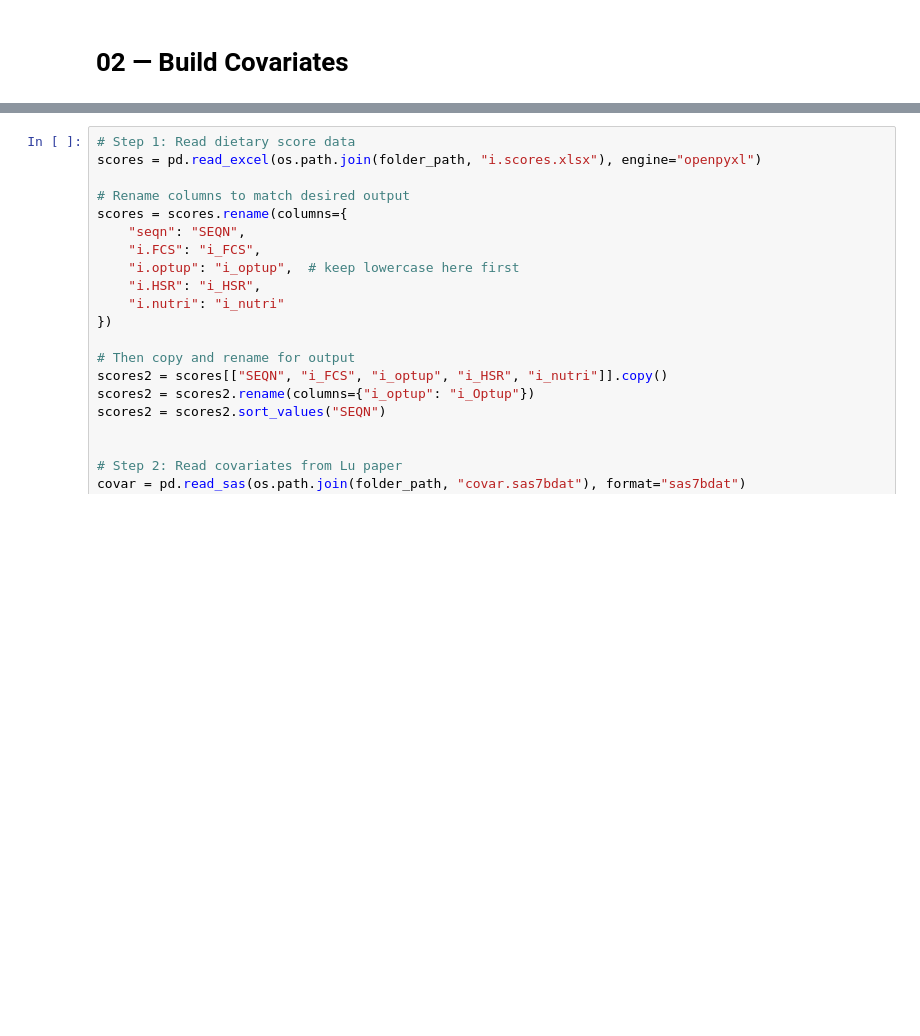
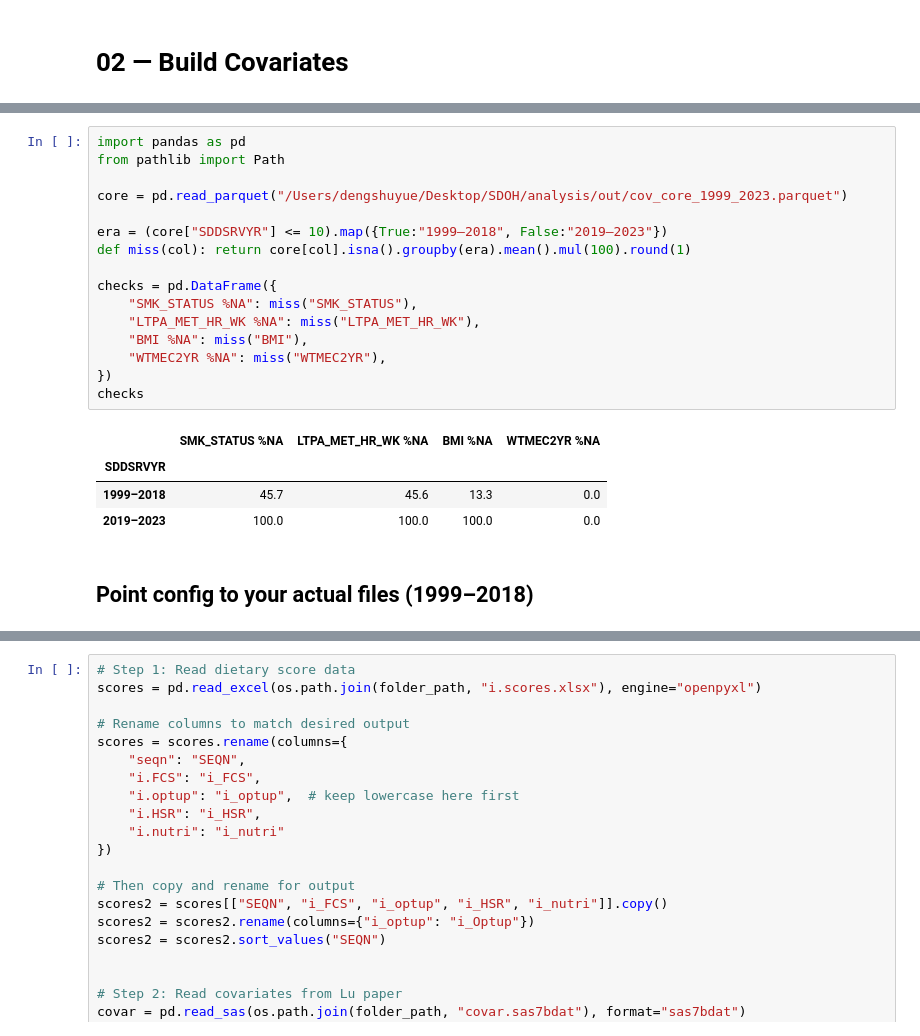
Before and after one commit to amydsy/sdoh-mediation-analysis, a Jupyter notebook: 02_build_covariates.ipynb, the cells around one changed output, grey strips where cells are left out. Drawn from its saved outputs; the diff is of its cells as text; blank space fills up the shorter version.

```diff
--- a/02_build_covariates.ipynb
+++ b/02_build_covariates.ipynb
@@ -7,0 +791,23 @@ Run first cell:
+# %%
+import pandas as pd
+from pathlib import Path
+
+core = pd.read_parquet("/Users/dengshuyue/Desktop/SDOH/analysis/out/cov_core_1999_2023.parquet")
+
+era = (core["SDDSRVYR"] <= 10).map({True:"1999–2018", False:"2019–2023"})
+def miss(col): return core[col].isna().groupby(era).mean().mul(100).round(1)
+
+checks = pd.DataFrame({
+    "SMK_STATUS %NA": miss("SMK_STATUS"),
+    "LTPA_MET_HR_WK %NA": miss("LTPA_MET_HR_WK"),
+    "BMI %NA": miss("BMI"),
+    "WTMEC2YR %NA": miss("WTMEC2YR"),
+})
+checks
+# %% [output]
+|  | SMK_STATUS %NA | LTPA_MET_HR_WK %NA | BMI %NA | WTMEC2YR %NA |
+| SDDSRVYR |  |  |  |  |
+| 1999–2018 | 45.7 | 45.6 | 13.3 | 0.0 |
+| 2019–2023 | 100.0 | 100.0 | 100.0 | 0.0 |
+# %% [markdown]
+<h2> Point config to your actual files (1999–2018)</h2>
```
Also changed, not shown: parts of 20 cells of this notebook, 3 other files.
